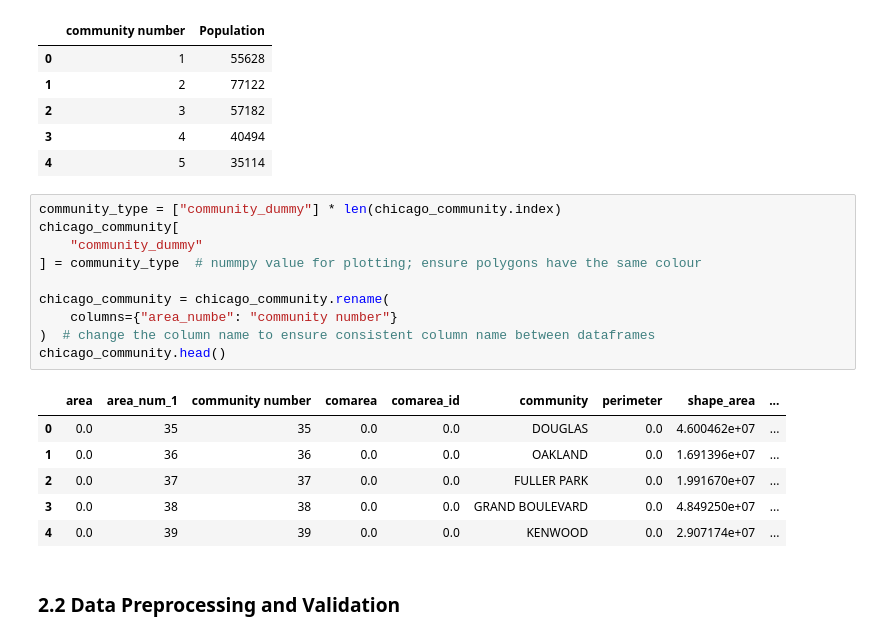
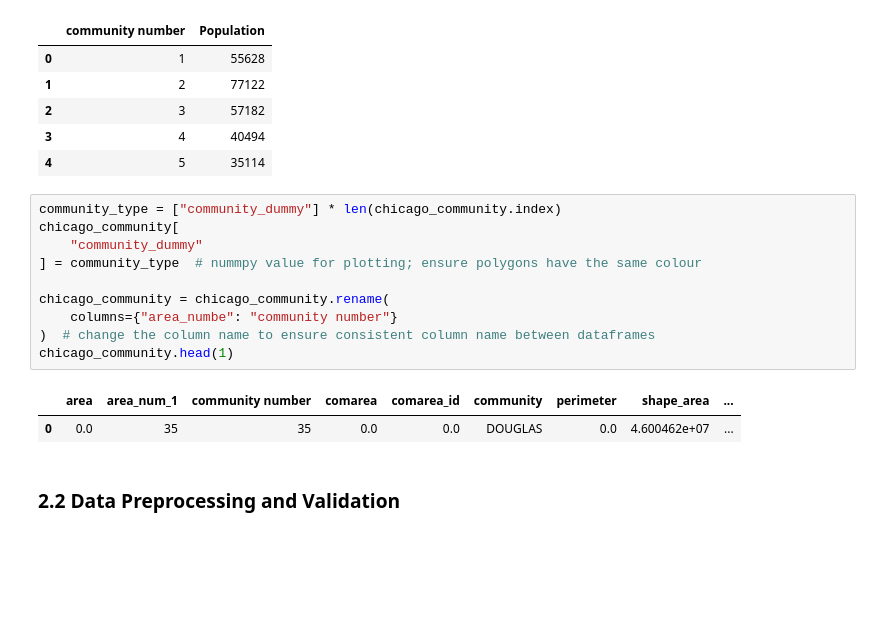
Before and after one commit to NijunJiang/CASA_CW, a Jupyter notebook: coursework.ipynb, the cells around one changed output. Saved outputs shown, nothing was run; the diff lists cells and outputs as text; blank space fills up the shorter version.

```diff
--- a/coursework.ipynb
+++ b/coursework.ipynb
@@ -123,20 +121,16 @@ chicago_community_pop.head()
 # %%
 community_type = ["community_dummy"] * len(chicago_community.index)
 chicago_community[
     "community_dummy"
 ] = community_type  # nummpy value for plotting; ensure polygons have the same colour
 
 chicago_community = chicago_community.rename(
     columns={"area_numbe": "community number"}
 )  # change the column name to ensure consistent column name between dataframes
-chicago_community.head()
+chicago_community.head(1)
 # %% [output]
 |  | area | area_num_1 | community number | comarea | comarea_id | community | perimeter | shape_area | ... |
 | 0 | 0.0 | 35 | 35 | 0.0 | 0.0 | DOUGLAS | 0.0 | 4.600462e+07 | ... |
-| 1 | 0.0 | 36 | 36 | 0.0 | 0.0 | OAKLAND | 0.0 | 1.691396e+07 | ... |
-| 2 | 0.0 | 37 | 37 | 0.0 | 0.0 | FULLER PARK | 0.0 | 1.991670e+07 | ... |
-| 3 | 0.0 | 38 | 38 | 0.0 | 0.0 | GRAND BOULEVARD | 0.0 | 4.849250e+07 | ... |
-| 4 | 0.0 | 39 | 39 | 0.0 | 0.0 | KENWOOD | 0.0 | 2.907174e+07 | ... |
 # %% [markdown]
 ### 2.2 Data Preprocessing and Validation
 # %% [markdown]
```
Also changed, not shown: parts of 13 cells of this notebook.
